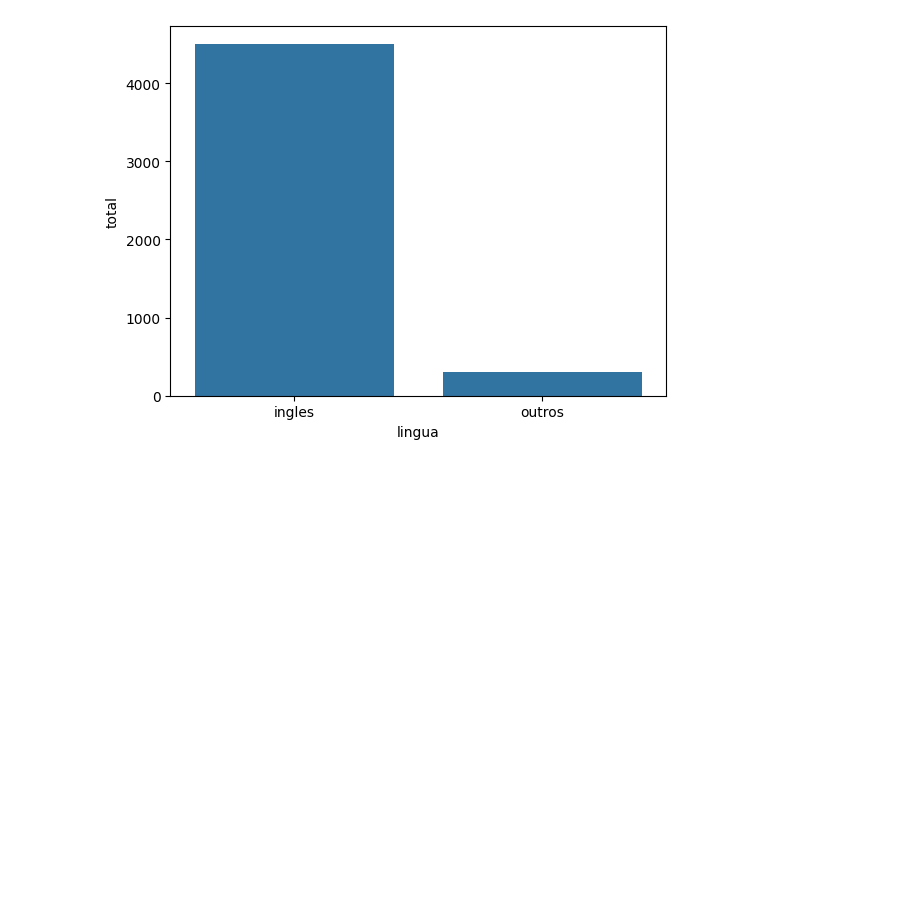
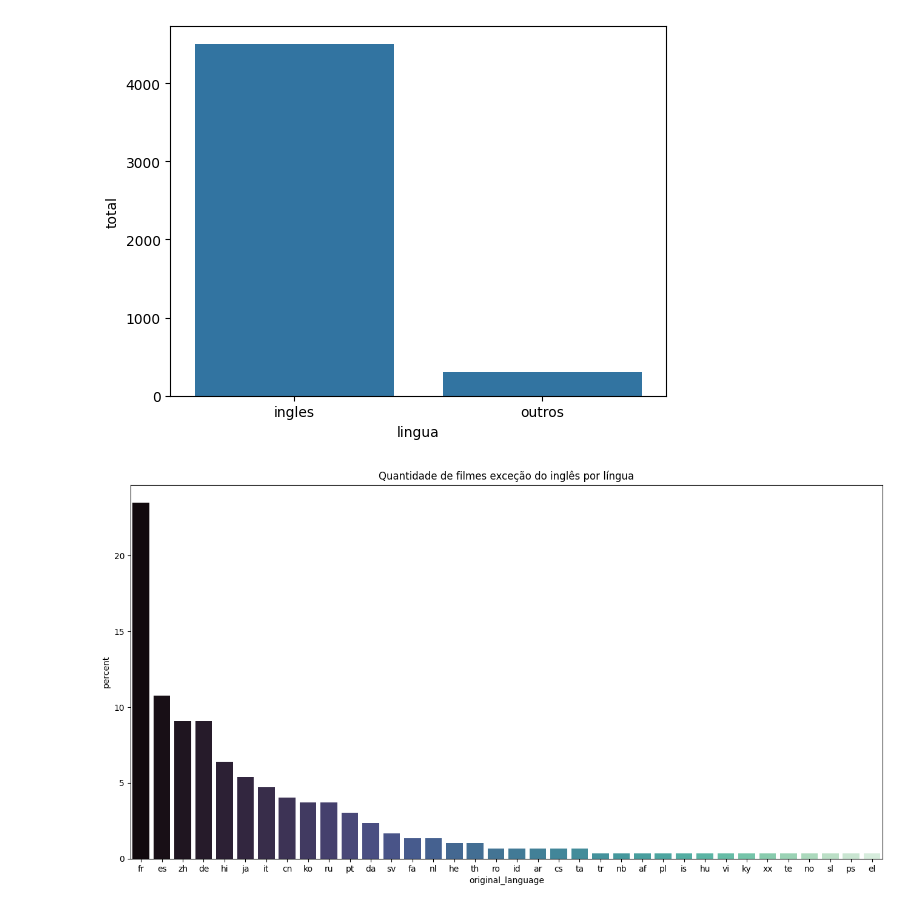
Before and after one commit to AntonioMori/Data-Science-Explorando-e-analisando-dados-, a Jupyter notebook: codigo.ipynb, the cells around one changed output. Saved outputs shown, nothing was run; the diff lists cells and outputs as text; code cells hidden in the pictures; blank space fills up the shorter version.

```diff
--- a/codigo.ipynb
+++ b/codigo.ipynb
@@ -180,3 +180,18 @@ sns.barplot(x="lingua", y="total", data = dados)
 [figure]
 # %%
 total_de_outros_filmes_por_lingua = tmdb.query("original_language != 'en'")["original_language"].value_counts()
+# %%
+plt.figure(figsize=(16,8))
+sns.countplot(
+                data=tmdb.query("original_language != 'en'"),
+                x="original_language",
+                order = total_de_outros_filmes_por_lingua.index, #ordenação
+                hue="original_language", #agrupamento de cores de acordo com a coluna
+                hue_order=total_de_outros_filmes_por_lingua.index, #ordenação das cores
+                palette="mako", #paleta de cores
+                stat="percent" #estatística
+              )
+plt.title("Quantidade de filmes exceção do inglês por língua")
+plt.show()
+# %% [output]
+[figure, added]
```
Also changed, not shown: parts of 3 cells of this notebook.
